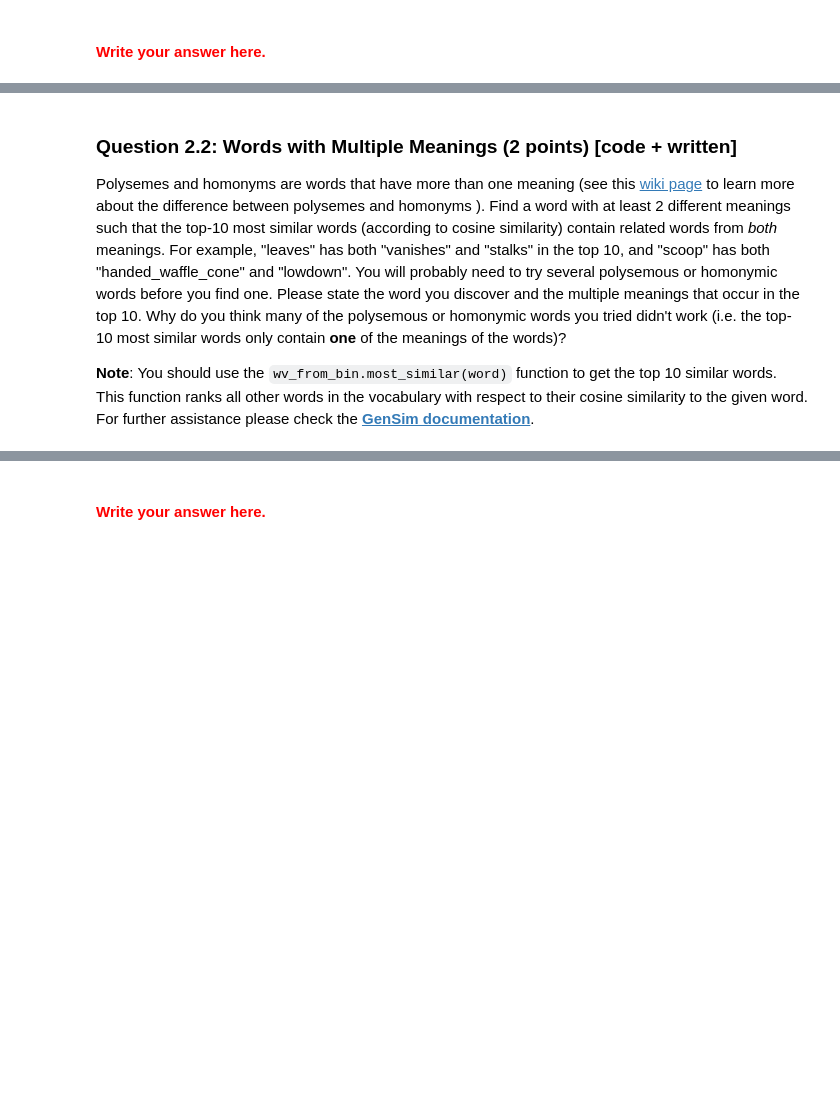
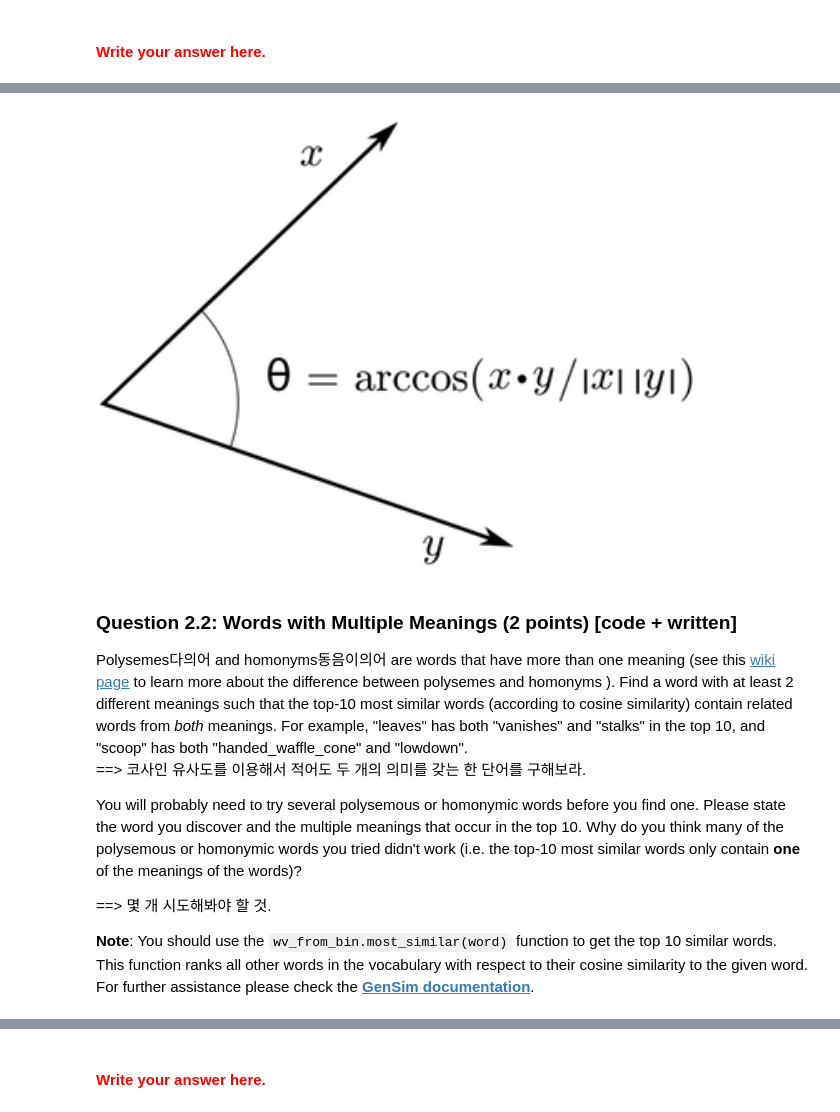
Before and after one commit to musicjae/cs224n, a Jupyter notebook: assignments/a1/exploring_word_vectors.ipynb, the cells around one changed output, grey strips where cells are left out. Saved outputs shown, nothing was run; the diff lists cells and outputs as text; code cells hidden in the pictures; blank space fills up the shorter version.

```diff
--- a/assignments/a1/exploring_word_vectors.ipynb
+++ b/assignments/a1/exploring_word_vectors.ipynb
@@ -763,9 +764,20 @@ We can think of n-dimensional vectors as points in n-dimensional space. If we ta
 Instead of computing the actual angle, we can leave the similarity in terms of $similarity = cos(\Theta)$. Formally the [Cosine Similarity](https://en.wikipedia.org/wiki/Cosine_similarity) $s$ between two vectors $p$ and $q$ is defined as:
 
 $$s = \frac{p \cdot q}{||p|| ||q||}, \textrm{ where } s \in [-1, 1] $$
+# %%
+Image('inner_product.png',width=600)
+# %% [output]
+[figure, added]
 # %% [markdown]
 ### Question 2.2: Words with Multiple Meanings (2 points) [code + written]
-Polysemes and homonyms are words that have more than one meaning (see this [wiki page](https://en.wikipedia.org/wiki/Polysemy) to learn more about the difference between polysemes and homonyms ). Find a word with at least 2 different meanings such that the top-10 most similar words (according to cosine similarity) contain related words from *both* meanings. For example, "leaves" has both "vanishes" and "stalks" in the top 10, and "scoop" has both "handed_waffle_cone" and "lowdown". You will probably need to try several polysemous or homonymic words before you find one. Please state the word you discover and the multiple meanings that occur in the top 10. Why do you think many of the polysemous or homonymic words you tried didn't work (i.e. the top-10 most similar words only contain **one** of the meanings of the words)?
+Polysemes다의어 and homonyms동음이의어 are words that have more than one meaning (see this [wiki page](https://en.wikipedia.org/wiki/Polysemy) to learn more about the difference between polysemes and homonyms ). Find a word with at least 2 different meanings such that the top-10 most similar words (according to cosine similarity) contain related words from *both* meanings. For example, "leaves" has both "vanishes" and "stalks" in the top 10, and "scoop" has both "handed_waffle_cone" and "lowdown".
+==> 코사인 유사도를 이용해서 적어도 두 개의 의미를 갖는 한 단어를 구해보라.
+
+
+ You will probably need to try several polysemous or homonymic words before you find one. Please state the word you discover and the multiple meanings that occur in the top 10. Why do you think many of the polysemous or homonymic words you tried didn't work (i.e. the top-10 most similar words only contain **one** of the meanings of the words)?
+
+
+==> 몇 개 시도해봐야 할 것.
 
 **Note**: You should use the `wv_from_bin.most_similar(word)` function to get the top 10 similar words. This function ranks all other words in the vocabulary with respect to their cosine similarity to the given word. For further assistance please check the __[GenSim documentation](https://radimrehurek.com/gensim/models/keyedvectors.html#gensim.models.keyedvectors.FastTextKeyedVectors.most_similar)__.
 # %%
```
Also changed, not shown: parts of 19 cells of this notebook.
